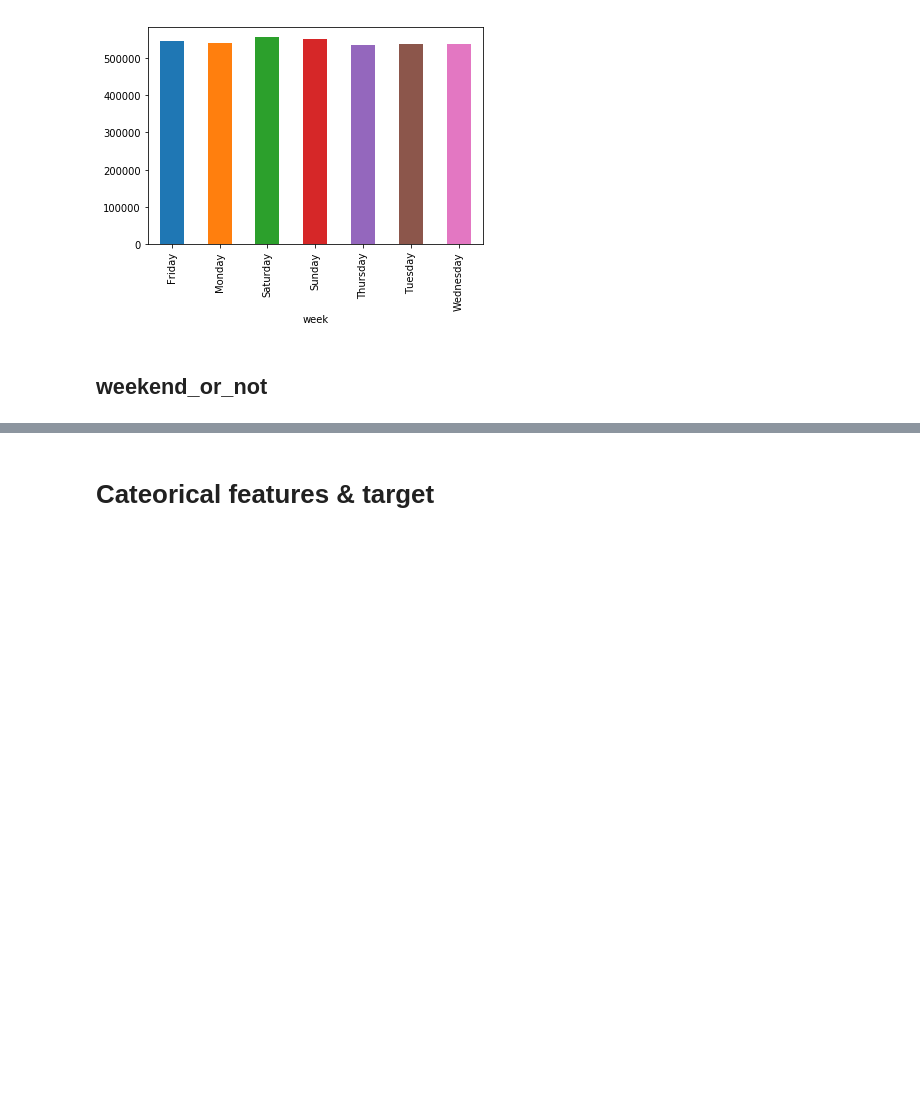
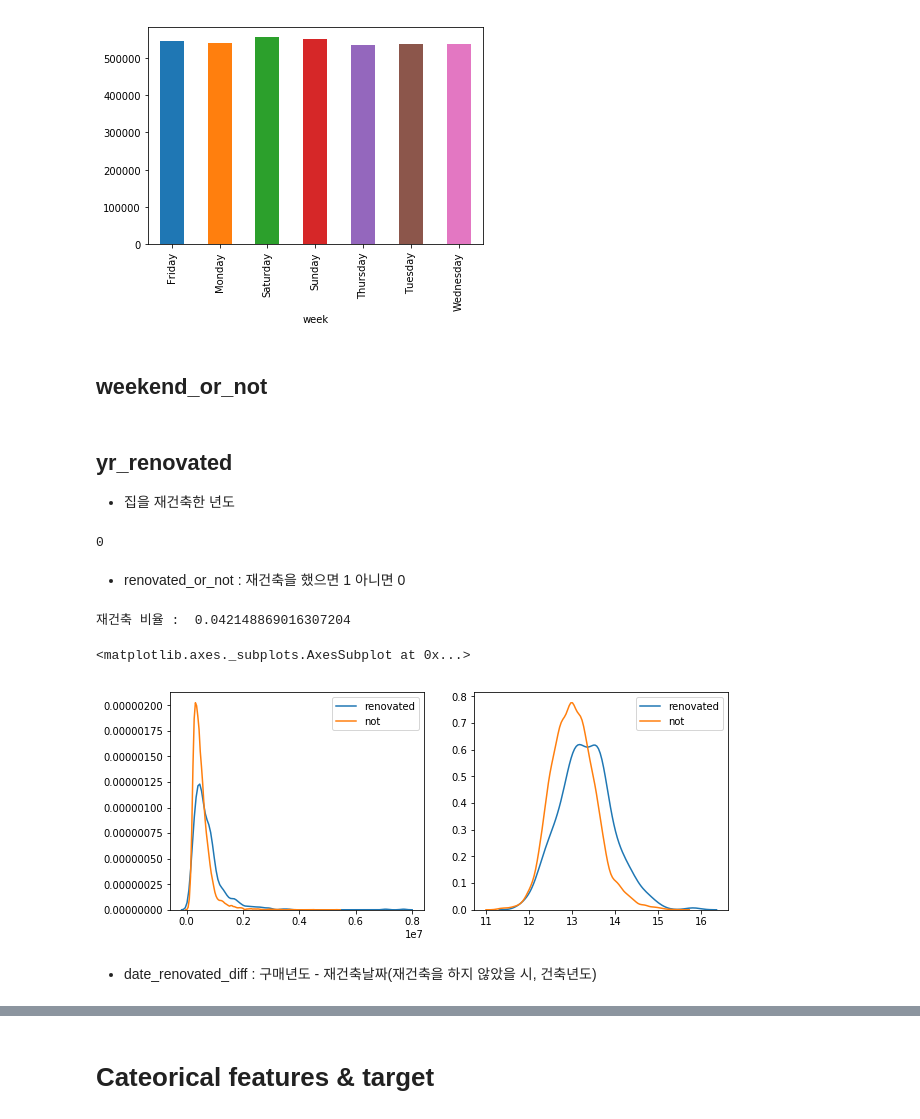
Before and after one commit to miniii222/kaggle, a Jupyter notebook: 2nd_kaggle_kr/code/01-2.relations_btw_target&featrues.ipynb, the cells around one changed output, grey strips where cells are left out. Saved outputs shown, nothing was run; the diff lists cells and outputs as text; code cells hidden in the pictures; blank space fills up the shorter version.

```diff
--- a/2nd_kaggle_kr/code/01-2.relations_btw_target&featrues.ipynb
+++ b/2nd_kaggle_kr/code/01-2.relations_btw_target&featrues.ipynb
@@ -180,3 +181,39 @@ train.loc[(train['week'] == 0) | (train['week'] == 6),'weekend'] = 1
 
 test['weekend'] = 0
 test.loc[(train['week'] == 0) | (test['week'] == 6),'weekend'] = 1
+# %% [markdown]
+## yr_renovated
+- 집을 재건축한 년도
+# %%
+#0보다 작은 값은 없다.
+sum(train.yr_renovated<0)
+# %% [output]
+0
+# %% [markdown]
+- renovated_or_not : 재건축을 했으면 1 아니면 0
+# %%
+train['renovated_or_not'] = 0
+train.loc[train.yr_renovated>0,'renovated_or_not'] = 1
+test['renovated_or_not'] = 0
+test.loc[test.yr_renovated>0,'renovated_or_not'] = 1
+# %%
+print('재건축 비율 : ', sum(train.renovated_or_not==1) / len(train))
+# %% [output]
+재건축 비율 :  0.042148869016307204
+# %%
+df1 = train[train.renovated_or_not == 1]
+df2 = train[train.renovated_or_not == 0]
+
+plt.figure(figsize=(10,4))
+plt.subplot(1,2,1)
+sns.kdeplot(df1['price'],label = 'renovated')
+sns.kdeplot(df2['price'],label = 'not')
+
+plt.subplot(1,2,2)
+sns.kdeplot(np.log(df1['price']),label = 'renovated')
+sns.kdeplot(np.log(df2['price']),label = 'not')
+# %% [output]
+<matplotlib.axes._subplots.AxesSubplot at 0x...>
+[figure, added]
+# %% [markdown]
+- date_renovated_diff : 구매년도 - 재건축날짜(재건축을 하지 않았을 시, 건축년도)
```
Also changed, not shown: parts of 31 cells of this notebook, 1 other file.
